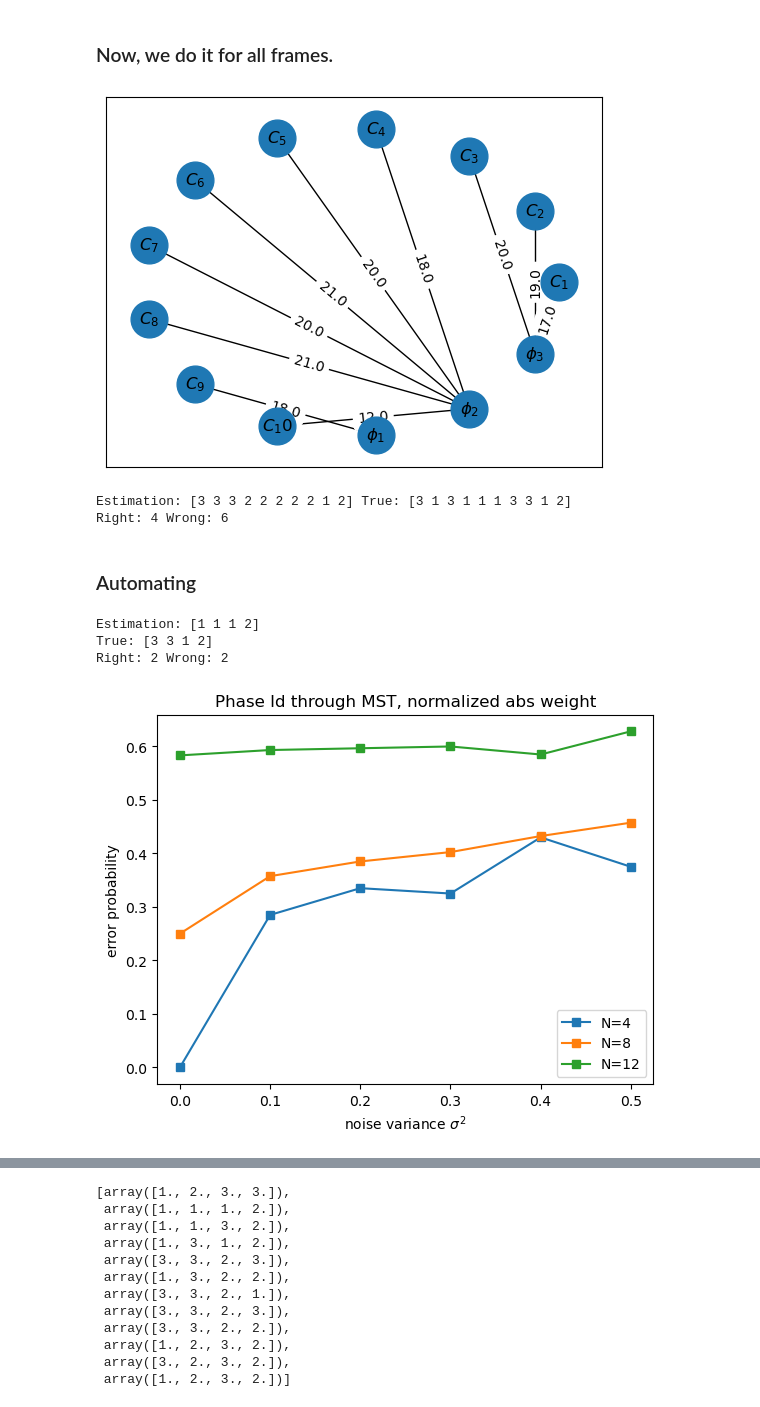
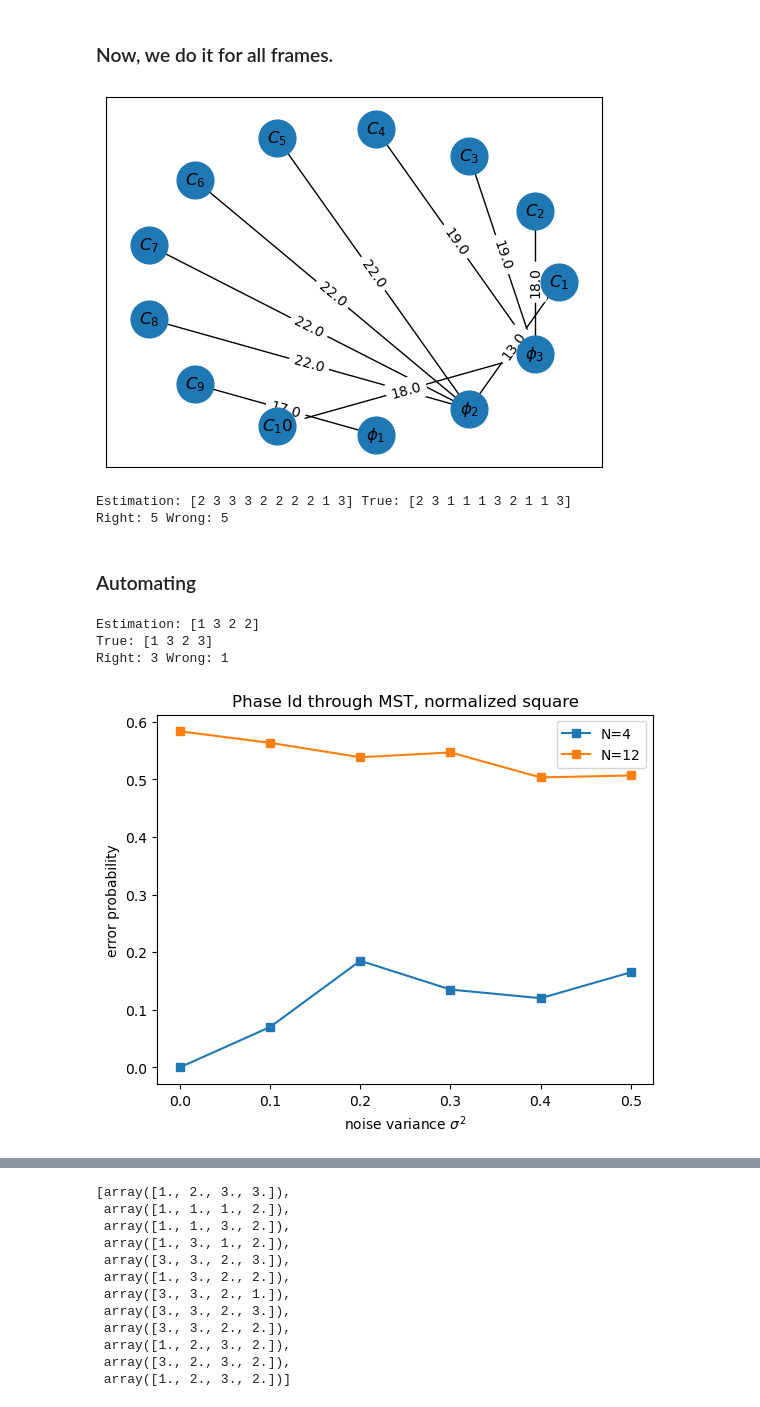
Before and after one commit to leobt23/ADRI, a Jupyter notebook: Projets_final/final1/Class1_FINAL.ipynb, the cells around one changed output, grey strips where cells are left out. Drawn from its saved outputs; the diff is of its cells as text; code cells hidden in the pictures.

```diff
--- a/Projets_final/final1/Class1_FINAL.ipynb
+++ b/Projets_final/final1/Class1_FINAL.ipynb
@@ -940,7 +934,8 @@ node_labels = clients + phases
 # recreating the data
 n_customers = 4
 phase = randint(1, 4, n_customers)
-phase = np.array([3,2,1,3])
+phase = get_original_phase(3,4)
+#phase = np.array([3,2,1,3])
 X,Y = createXY(raw_data,phase,sigma=0)
 
 # create the matrix of the graph
@@ -1040,9 +1035,9 @@ print('Estimation:',assignment,'True:',phase)
 # print how many times we were right vs wrong
 print('Right:',np.count_nonzero(assignment == phase),'Wrong:',np.count_nonzero(assignment != phase))
 # %% [output]
-[figure, old version]
+[figure, new version]
-Estimation: [3 3 3 2 2 2 2 2 1 2] True: [3 1 3 1 1 1 3 3 1 2]
-Right: 4 Wrong: 6
+Estimation: [2 3 3 3 2 2 2 2 1 3] True: [2 3 1 1 1 3 2 1 1 3]
+Right: 5 Wrong: 5
 # %% [markdown]
 ### Automating
 # %%
@@ -1099,15 +1094,15 @@ sigma = 0 # noise level
 
 phase_id(weight_normalized_sum,phase,sigma,plotQ=False,anounce_resultsQ=True,kruskal_or_prim='kruskal'); # weight_normalized_abs works quite well
 # %% [output]
-Estimation: [1 1 1 2]
-True: [3 3 1 2]
-Right: 2 Wrong: 2
+Estimation: [1 3 2 2]
+True: [1 3 2 3]
+Right: 3 Wrong: 1
 # %%
 # noise parameter
 sigma = (np.arange(0,0.6,0.1))**(1/2) # s.d.
 #sigma = np.array([0])
 # customer parameters
-n_customers=[4,8,12]
+n_customers=[4,12]
 n_phases=3
 n_customer_plots=np.zeros((len(n_customers),len(sigma)))
 current_plot=0
@@ -1126,7 +1121,7 @@ for nc in n_customers:
         for kk in range(n_exp):
 
             # applying phase identification
-            pred_phases = phase_id(weight_normalized_abs,phase,sigma[k],plotQ=False,anounce_resultsQ=False,kruskal_or_prim='kruskal')
+            pred_phases = phase_id(weight_normalized_square,phase,sigma[k],plotQ=False,anounce_resultsQ=False,kruskal_or_prim='prim')
 
             # evaluating the error of the prediction (true_B has the true values, pred_B has the predicted ones), we want the amount of times we were wrong, i.e. how many times phase and pred_phase are different
             # i.e. sum of times that phase and pred_phase are different
@@ -1146,13 +1141,13 @@ for nc in n_customers:
 # %%
 # finally plotting the error
 fig, ax = plt.subplots()
 ax.plot(sigma**2, n_customer_plots.T,'s-')
 
-ax.legend(('N=4', 'N=8', 'N=12'))
+ax.legend(('N=4', 'N=12'))
 
 ax.set(xlabel='noise variance $\sigma^2$', ylabel='error probability',
-       title='Phase Id through MST, normalized abs weight')
+       title='Phase Id through MST, normalized square')
 
 plt.show()
 # %% [output]
-[figure, old version]
+[figure, new version]
```
Also changed, not shown: parts of 7 cells of this notebook, 1 other file.
